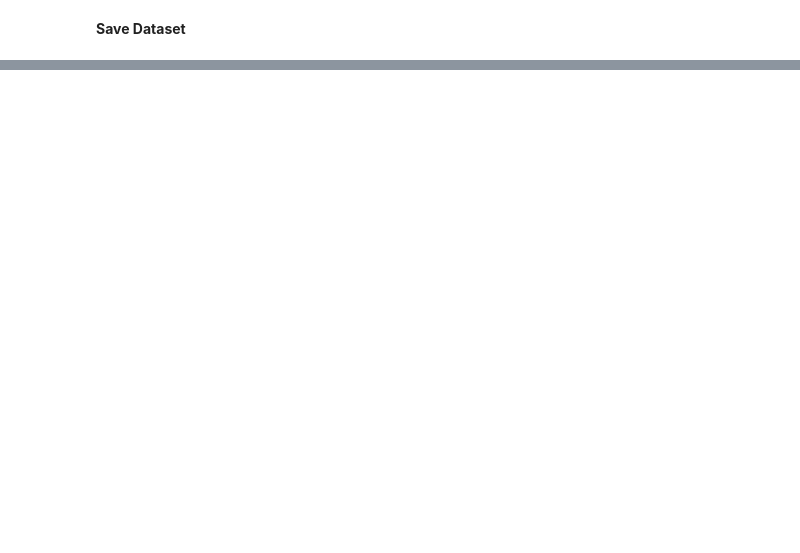
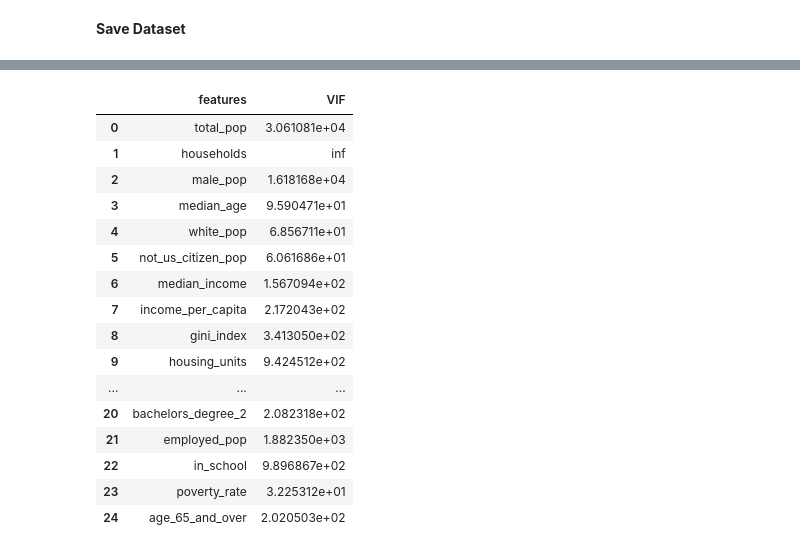
Before and after one commit to spark126/covid_poverty_and_death_rate, a Jupyter notebook: code/sam_data_cleaning.ipynb, the cells around one changed output, grey strips where cells are left out. Cells and saved outputs as stored; diff of their text form; code cells hidden in the pictures; blank space fills up the shorter version.

```diff
--- a/code/sam_data_cleaning.ipynb
+++ b/code/sam_data_cleaning.ipynb
@@ -211,0 +316,25 @@ df.to_csv('../data/sam_dataset.csv')
+# %%
+temp = census.copy()
+temp['age_65_and_over'] = temp[subset].sum(axis=1)
+temp = temp[features]
+# %%
+res = check_vif(temp)
+res
+# %% [output]
+|  | features | VIF |
+| 0 | total_pop | 3.061081e+04 |
+| 1 | households | inf |
+| 2 | male_pop | 1.618168e+04 |
+| 3 | median_age | 9.590471e+01 |
+| 4 | white_pop | 6.856711e+01 |
+| 5 | not_us_citizen_pop | 6.061686e+01 |
+| 6 | median_income | 1.567094e+02 |
+| 7 | income_per_capita | 2.172043e+02 |
+| 8 | gini_index | 3.413050e+02 |
+| 9 | housing_units | 9.424512e+02 |
+| ... | ... | ... |
+| 20 | bachelors_degree_2 | 2.082318e+02 |
+| 21 | employed_pop | 1.882350e+03 |
+| 22 | in_school | 9.896867e+02 |
+| 23 | poverty_rate | 3.225312e+01 |
+| 24 | age_65_and_over | 2.020503e+02 |
```
Also changed, not shown: parts of 11 cells of this notebook, 2 other files.
